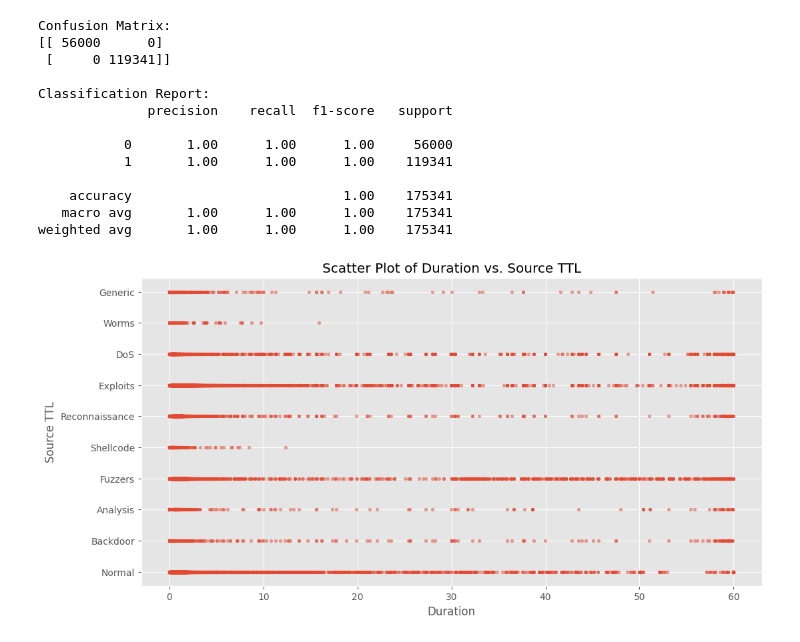
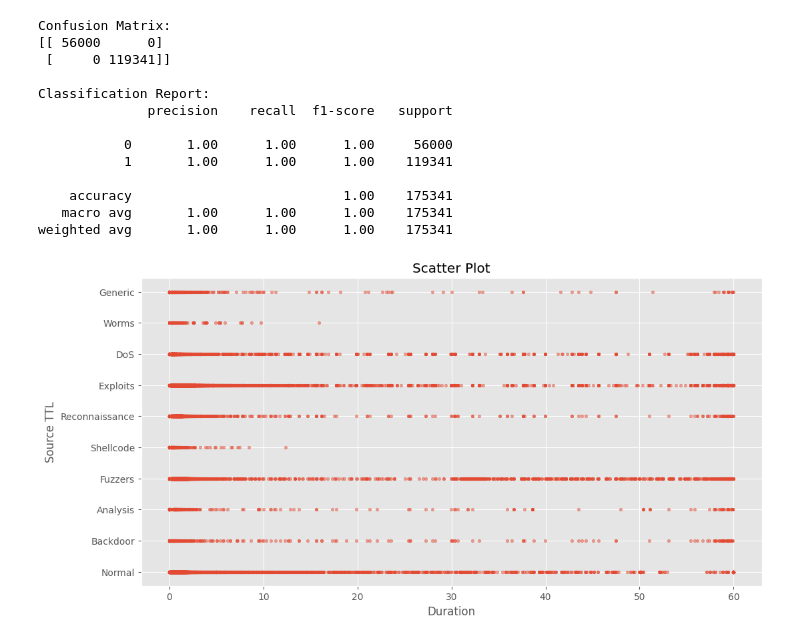
Before and after one commit to marcool5/Cyber, a Jupyter notebook: Marcool_Cyber_Dataset_ML_Methods.ipynb, the cells around one changed output. Cells and saved outputs as stored; diff of their text form; code cells hidden in the pictures.

```diff
--- a/Marcool_Cyber_Dataset_ML_Methods.ipynb
+++ b/Marcool_Cyber_Dataset_ML_Methods.ipynb
@@ -153,19 +147,15 @@ Classification Report:
    macro avg       1.00      1.00      1.00    175341
 weighted avg       1.00      1.00      1.00    175341
 # %%
-# Select two columns for the scatter plot, for example, 'dur' (duration) and 'sttl' (source time-to-live)
 x = data['dur']
 y = data['attack_cat']
 
-# Create a scatter plot
+#scatter plot
 plt.figure(figsize=(12, 6))
 plt.scatter(x, y, s=10, alpha=0.5)
-# Add labels and a title
 plt.xlabel('Duration')
 plt.ylabel('Source TTL')
-plt.title('Scatter Plot of Duration vs. Source TTL')
-
-# Display the plot
+plt.title('Scatter Plot')
 plt.show()
 # %% [output]
-[figure, old version]
+[figure, new version]
```
Also changed, not shown: parts of 4 cells of this notebook.
